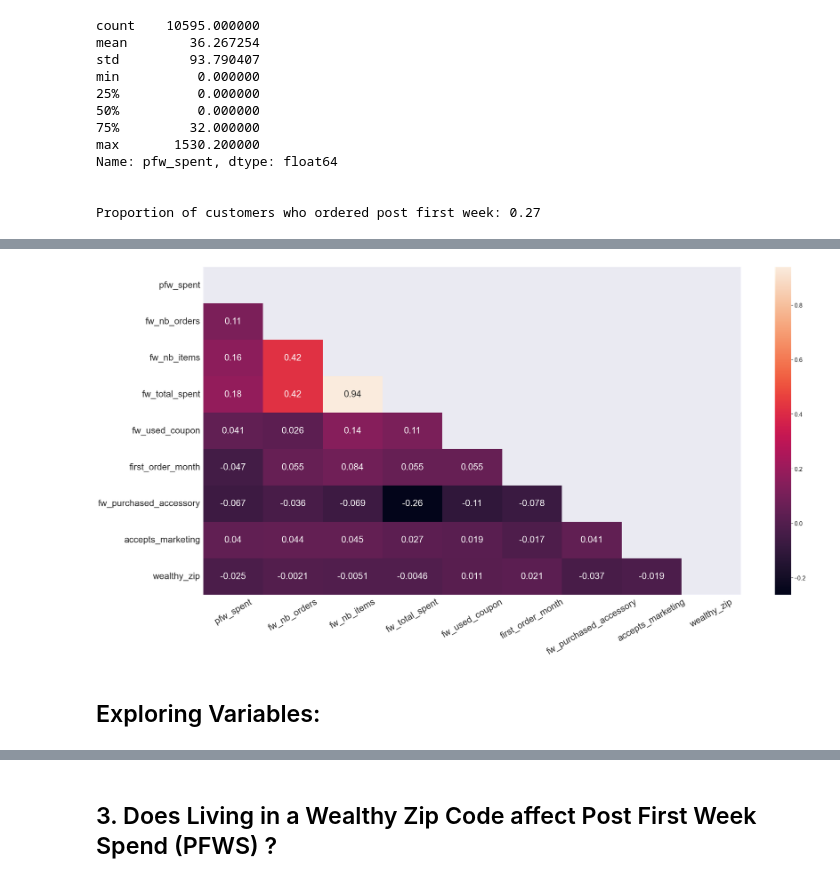
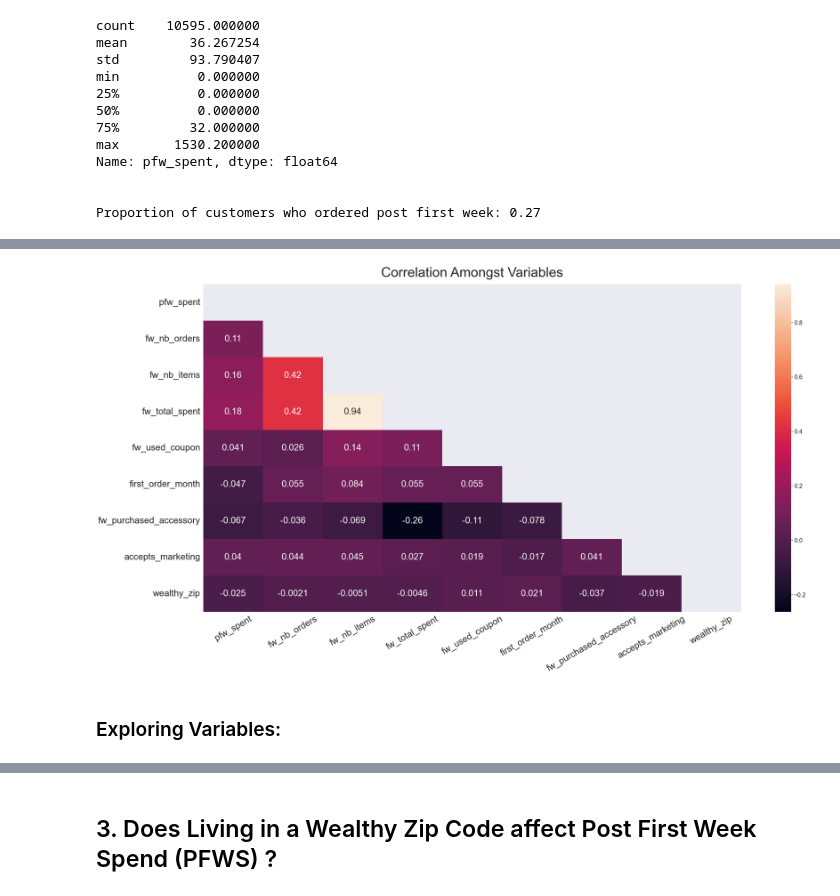
Before and after one commit to benjaminbellman/Shopify_CLTV_Machine_Learning, a Jupyter notebook: 3.Exploratory_Data_Analysis/EDA.ipynb, the cells around one changed output, grey strips where cells are left out. Cells and saved outputs as stored; diff of their text form; code cells hidden in the pictures.

```diff
--- a/3.Exploratory_Data_Analysis/EDA.ipynb
+++ b/3.Exploratory_Data_Analysis/EDA.ipynb
@@ -124,14 +92,15 @@ Proportion of customers who ordered post first week: 0.27
 # %%
 ## Prior to exploring the variables,we create a heatmap to get the Pearson Correlation Coefficient amongst the variables.
-## We pay particular attention to the firs column, pfw_spent, our target variable.
+## We pay particular attention to the first column, pfw_spent, our target variable.
 plt.figure(figsize =(40,20))
 sns.set(font_scale=1.8)
 sns.heatmap(customer_cltv.corr(), annot =True,annot_kws={"size":30}, mask = np.triu(customer_cltv.corr()))
 plt.xticks(fontsize = 30 ,rotation=30)
 plt.yticks(fontsize = 30)
+plt.title('Correlation Amongst Variables', fontsize = 45, pad =25)
 plt.show()
 # %% [output]
-[figure, old version]
+[figure, new version]
 # %% [markdown]
-## Exploring Variables:
+### Exploring Variables:
 # %% [markdown]
```
Also changed, not shown: parts of 20 cells of this notebook, 3 other files.
